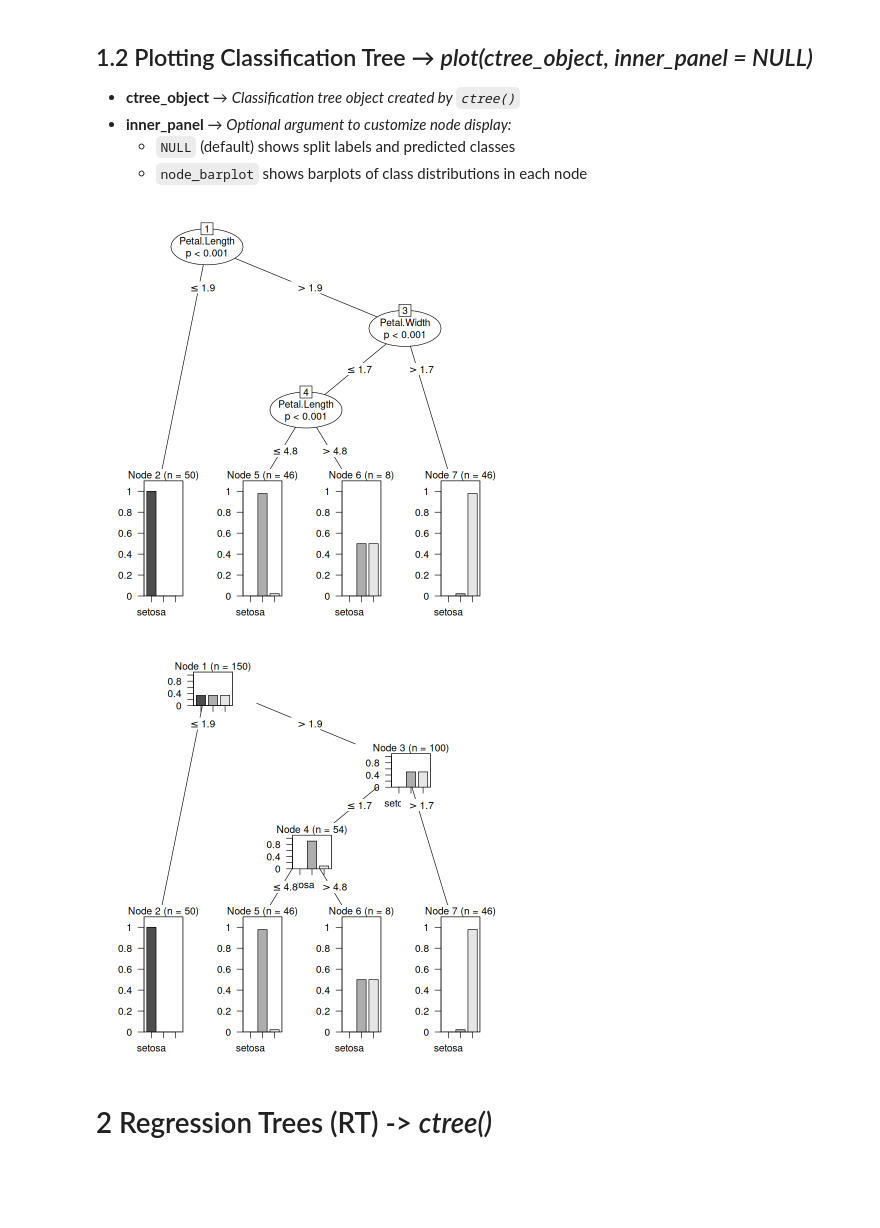
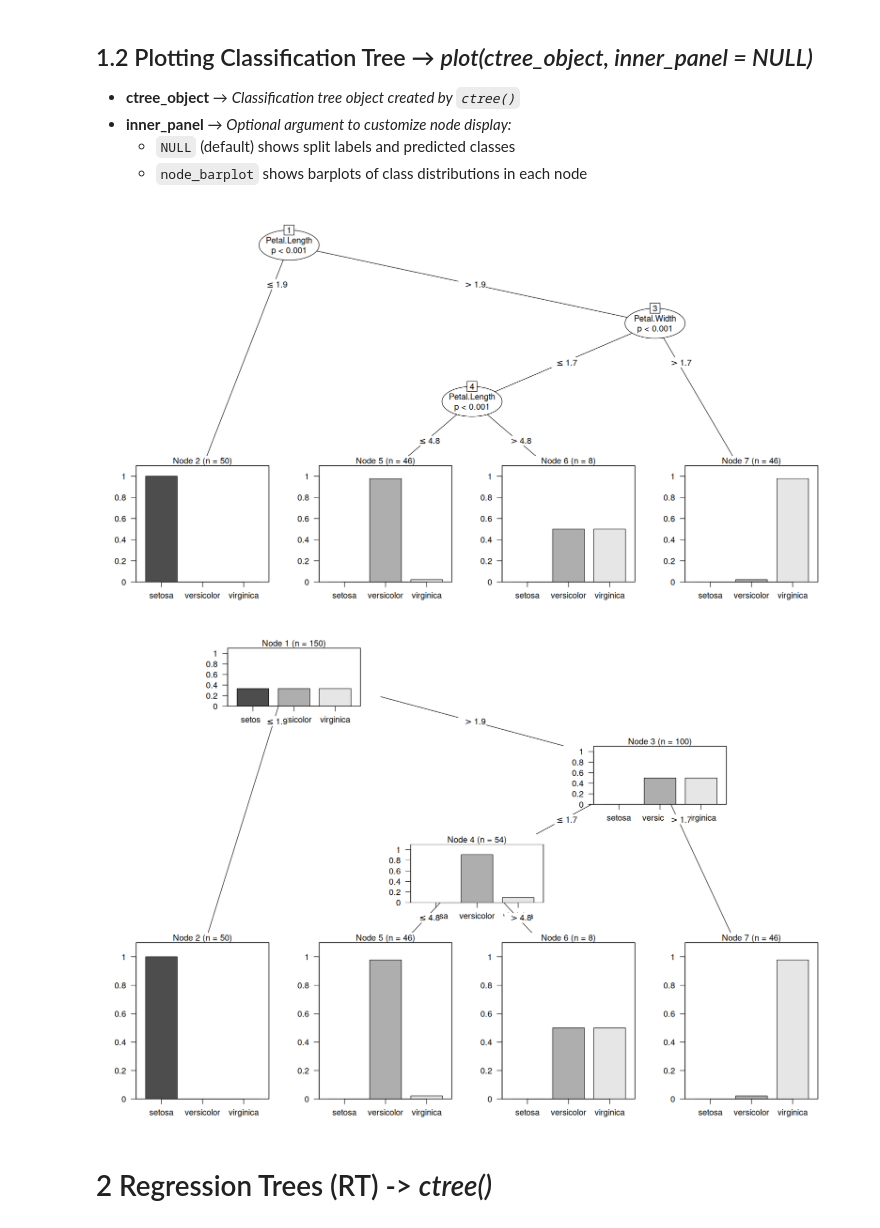
Before and after one commit to yaugot/ENV513_Multivariate_Statistics_in_R, a Jupyter notebook: Script4/Script4.ipynb, the cells around one changed output. Cells and saved outputs as stored; diff of their text form; code cells hidden in the pictures; blank space fills up the shorter version.

```diff
--- a/Script4/Script4.ipynb
+++ b/Script4/Script4.ipynb
@@ -114,16 +132,22 @@ Number of terminal nodes: 4
   - `NULL` (default) shows split labels and predicted classes
   - `node_barplot` shows barplots of class distributions in each node
 # %%
+# Set plot size in Jupyter Notebook (15 x 8 inches)
+options(repr.plot.width = 15, repr.plot.height = 8)
+
 # Plot the classification tree for visual interpretation of "irisct"
 plot(irisct)
 # %% [output]
-[figure, old version]
+[figure, new version]
 # %%
+# Set plot size in Jupyter Notebook (15 x 10 inches)
+options(repr.plot.width = 15, repr.plot.height = 10)
+
 # Plot the classification tree for visual interpretation of "irisct2"
 # Use bar plots inside the nodes to show the class distribution
 plot(irisct2, inner_panel = node_barplot)
 # %% [output]
-[figure, old version]
+[figure, new version]
 # %% [markdown]
 # 2 Regression Trees (RT) -> *ctree()*
 # %% [markdown]
```
Also changed, not shown: parts of 56 cells of this notebook, 9 other files.
